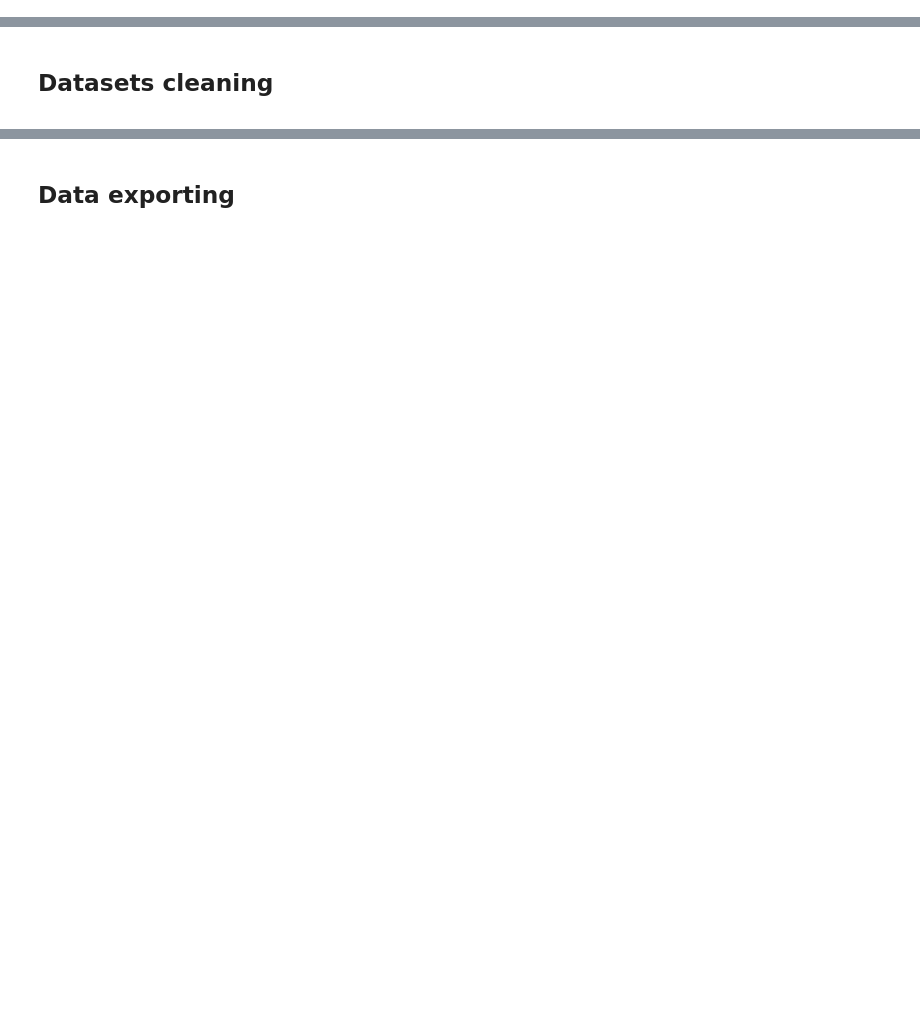
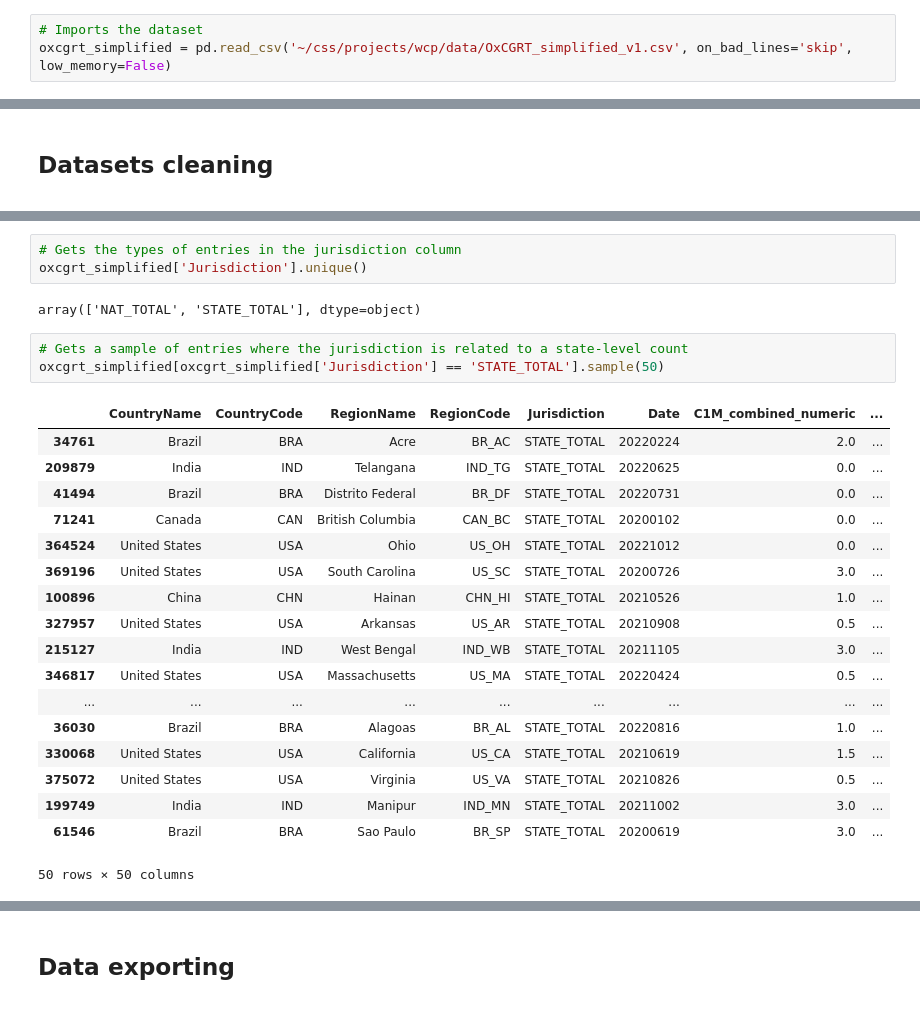
Before and after one commit to LawrenceKay/worldwide_covid_policy, a Jupyter notebook: notebooks/WCP_oxcgrt_cleaning.ipynb, the cells around one changed output, grey strips where cells are left out. Cells and saved outputs as stored; diff of their text form; blank space fills up the shorter version.

```diff
--- a/notebooks/WCP_oxcgrt_cleaning.ipynb
+++ b/notebooks/WCP_oxcgrt_cleaning.ipynb
@@ -2478,0 +373,3 @@ top_(h8m_protection_of_elderly_ppl_ts)
+# %%
+# Imports the dataset
+oxcgrt_simplified = pd.read_csv('~/css/projects/wcp/data/OxCGRT_simplified_v1.csv', on_bad_lines='skip', low_memory=False)
@@ -3672,0 +535,27 @@ And that leaves us with a final step: exporting of the clean datasets.
+# %%
+# Gets the types of entries in the jurisdiction column
+oxcgrt_simplified['Jurisdiction'].unique()
+# %% [output]
+array(['NAT_TOTAL', 'STATE_TOTAL'], dtype=object)
+# %%
+# Gets a sample of entries where the jurisdiction is related to a state-level count
+oxcgrt_simplified[oxcgrt_simplified['Jurisdiction'] == 'STATE_TOTAL'].sample(50)
+# %% [output]
+|  | CountryName | CountryCode | RegionName | RegionCode | Jurisdiction | Date | C1M_combined_numeric | ... |
+| 34761 | Brazil | BRA | Acre | BR_AC | STATE_TOTAL | 20220224 | 2.0 | ... |
+| 209879 | India | IND | Telangana | IND_TG | STATE_TOTAL | 20220625 | 0.0 | ... |
+| 41494 | Brazil | BRA | Distrito Federal | BR_DF | STATE_TOTAL | 20220731 | 0.0 | ... |
+| 71241 | Canada | CAN | British Columbia | CAN_BC | STATE_TOTAL | 20200102 | 0.0 | ... |
+| 364524 | United States | USA | Ohio | US_OH | STATE_TOTAL | 20221012 | 0.0 | ... |
+| 369196 | United States | USA | South Carolina | US_SC | STATE_TOTAL | 20200726 | 3.0 | ... |
+| 100896 | China | CHN | Hainan | CHN_HI | STATE_TOTAL | 20210526 | 1.0 | ... |
+| 327957 | United States | USA | Arkansas | US_AR | STATE_TOTAL | 20210908 | 0.5 | ... |
+| 215127 | India | IND | West Bengal | IND_WB | STATE_TOTAL | 20211105 | 3.0 | ... |
+| 346817 | United States | USA | Massachusetts | US_MA | STATE_TOTAL | 20220424 | 0.5 | ... |
+| ... | ... | ... | ... | ... | ... | ... | ... | ... |
+| 36030 | Brazil | BRA | Alagoas | BR_AL | STATE_TOTAL | 20220816 | 1.0 | ... |
+| 330068 | United States | USA | California | US_CA | STATE_TOTAL | 20210619 | 1.5 | ... |
+| 375072 | United States | USA | Virginia | US_VA | STATE_TOTAL | 20210826 | 0.5 | ... |
+| 199749 | India | IND | Manipur | IND_MN | STATE_TOTAL | 20211002 | 3.0 | ... |
+| 61546 | Brazil | BRA | Sao Paulo | BR_SP | STATE_TOTAL | 20200619 | 3.0 | ... |
+50 rows × 50 columns
```
Also changed, not shown: parts of 360 cells of this notebook, 1 other file.
